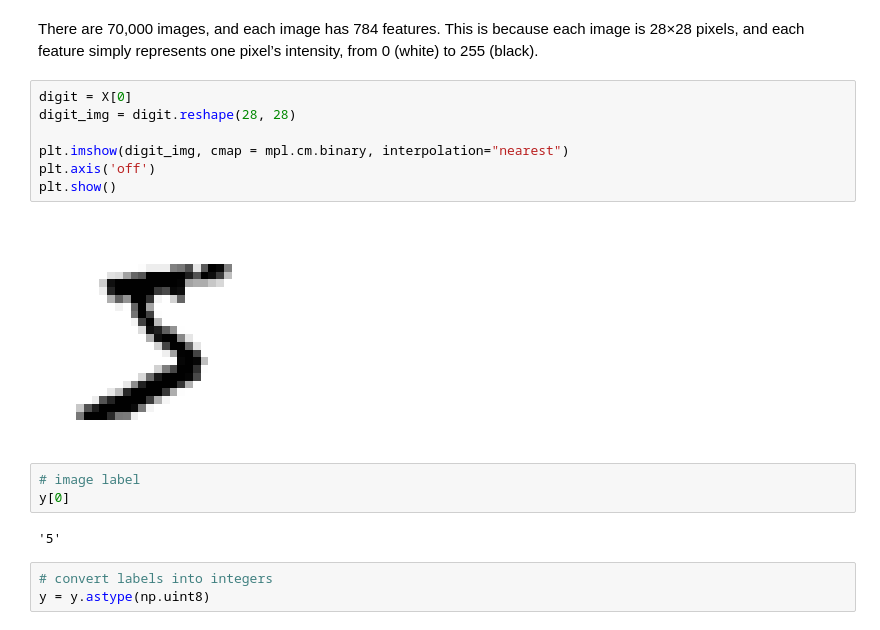
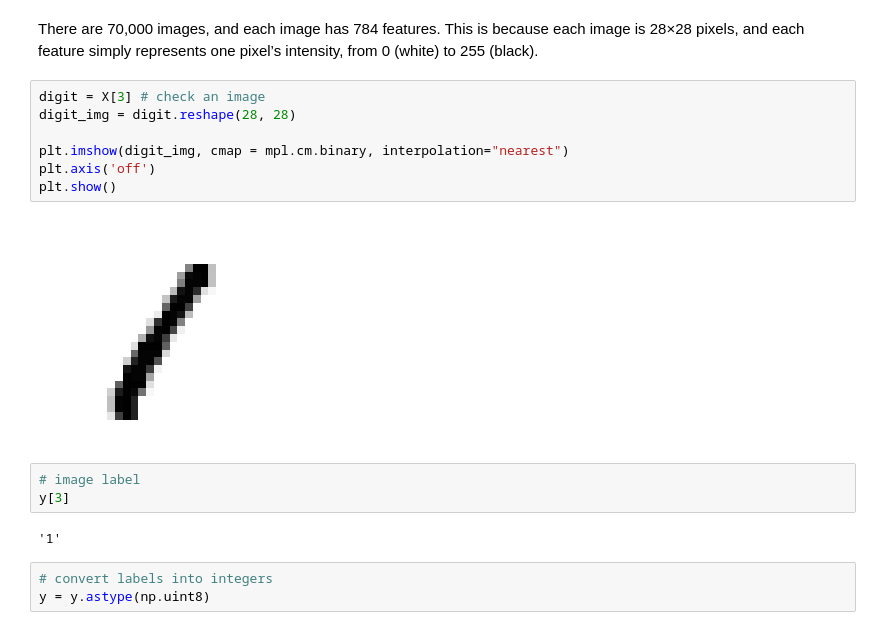
Before and after one commit to DanielSFlamarich/oreilly_skc_keras_tnsflw, a Jupyter notebook: chapter3/Classification (Ch.3).ipynb, the cells around one changed output. Cells and saved outputs as stored; diff of their text form.

```diff
--- a/chapter3/Classification (Ch.3).ipynb
+++ b/chapter3/Classification (Ch.3).ipynb
@@ -33,19 +37,19 @@ print(y.shape)
 # %% [markdown]
 There are 70,000 images, and each image has 784 features. This is because each image is 28×28 pixels, and each feature simply represents one pixel’s intensity, from 0 (white) to 255 (black).
 # %%
-digit = X[0]
+digit = X[3] # check an image
 digit_img = digit.reshape(28, 28)
 
 plt.imshow(digit_img, cmap = mpl.cm.binary, interpolation="nearest")
 plt.axis('off')
 plt.show()
 # %% [output]
-[figure, old version]
+[figure, new version]
 # %%
 # image label
-y[0]
+y[3]
 # %% [output]
-'5'
+'1'
 # %%
 # convert labels into integers
 y = y.astype(np.uint8)
```
Also changed, not shown: parts of 2 cells of this notebook.
